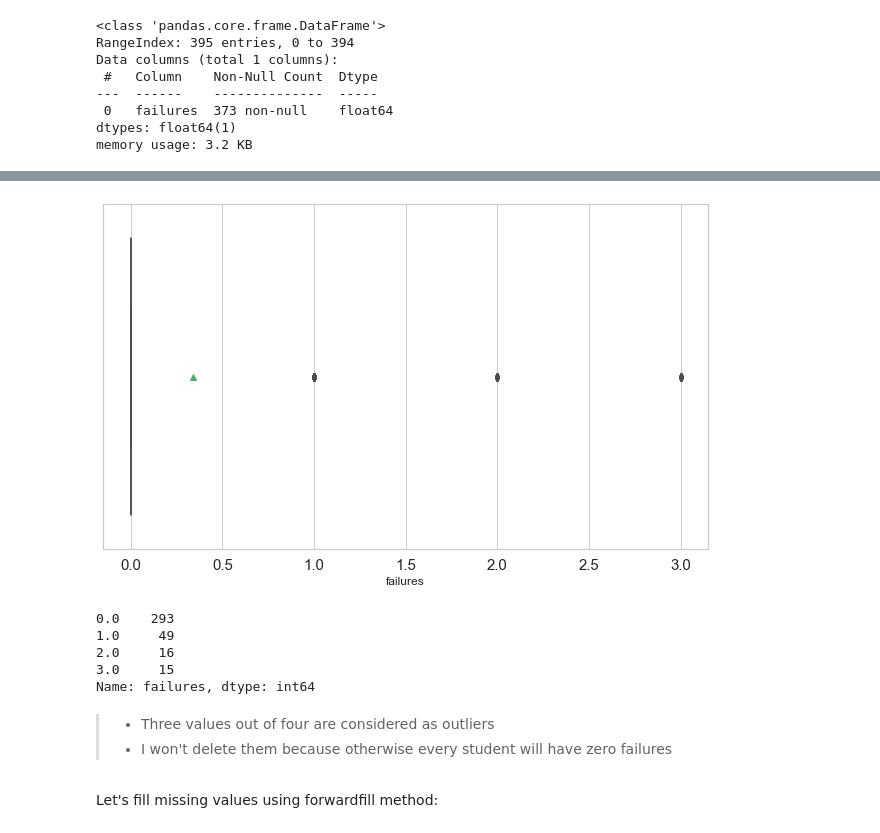
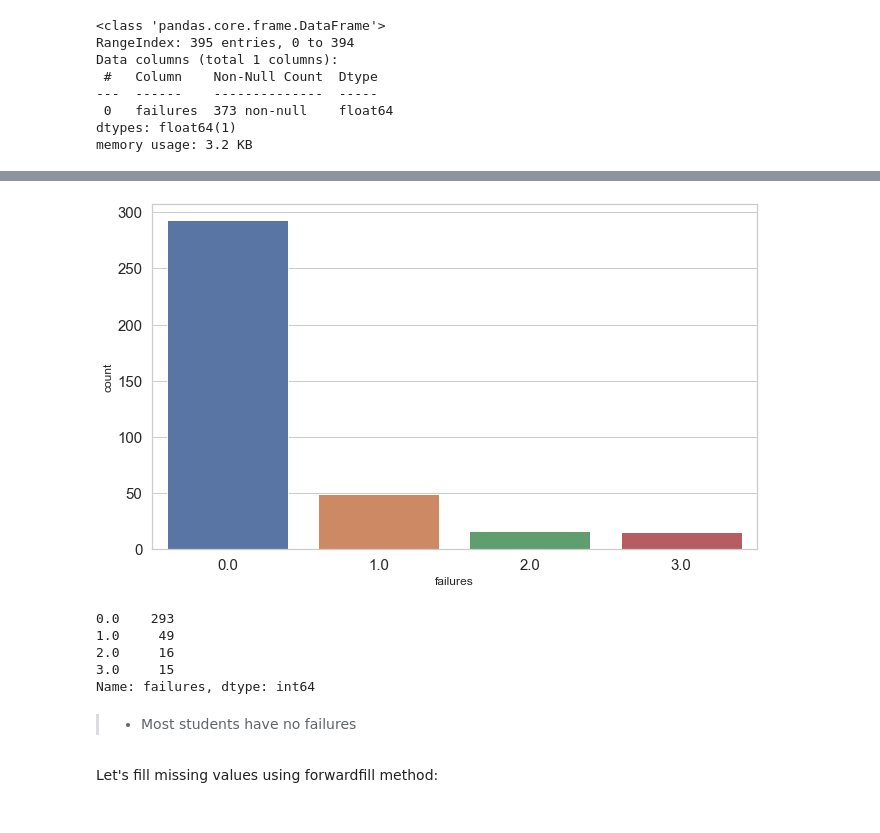
Before and after one commit to LawrenceGrigoryan/skillfactory_rds, a Jupyter notebook: module_2/Project_3. Exploratory Data Analysis.ipynb, the cells around one changed output, grey strips where cells are left out. Saved outputs shown, nothing was run; the diff lists cells and outputs as text; code cells hidden in the pictures.

```diff
--- a/module_2/Project_3. Exploratory Data Analysis.ipynb
+++ b/module_2/Project_3. Exploratory Data Analysis.ipynb
@@ -497,5 +501,3 @@ It is probably more correct to consider this and next features as categorial:
-# %%
-data.m_edu = data.m_edu.astype(str)
 # %% [markdown]
 ### Father's education
 # %%
@@ -549,5 +547,3 @@ memory usage: 3.2 KB
-# %%
-data.f_edu = data.f_edu.astype(str)
 # %% [markdown]
 ### Mother's job
 # %%
@@ -875,8 +842,8 @@ Median study time: 2.0
 # %% [markdown]
 Let's fill missing values with median:
 # %%
-data.study_time.fillna(value=data.study_time.mean(), inplace=True)
-distplot(data.study_time, bins=4, kde=False)
+data.study_time.fillna(value=data.study_time.median(), inplace=True)
+countplot(data.study_time)
 data.loc[:, ['study_time']].info()
 # %% [output]
 <class 'pandas.core.frame.DataFrame'>
@@ -917,7 +880,7 @@ distplot(data.failures, bins=4, kde=False)
 # %%
-boxplot(data.failures)
+countplot(data.failures)
 # %% [output]
-[figure, old version]
+[figure, new version]
 # %%
 data.failures.value_counts()
 # %% [output]
@@ -926,9 +889,8 @@ data.failures.value_counts()
 2.0     16
 3.0     15
 Name: failures, dtype: int64
-# %% [markdown]
-> * Three values out of four are considered as outliers
-> * I won't delete them because otherwise every student will have zero failures
+# %% [markdown]
+> * Most students have no failures
 # %% [markdown]
 Let's fill missing values using forwardfill method:
 # %%
```
Also changed, not shown: parts of 82 cells of this notebook.
